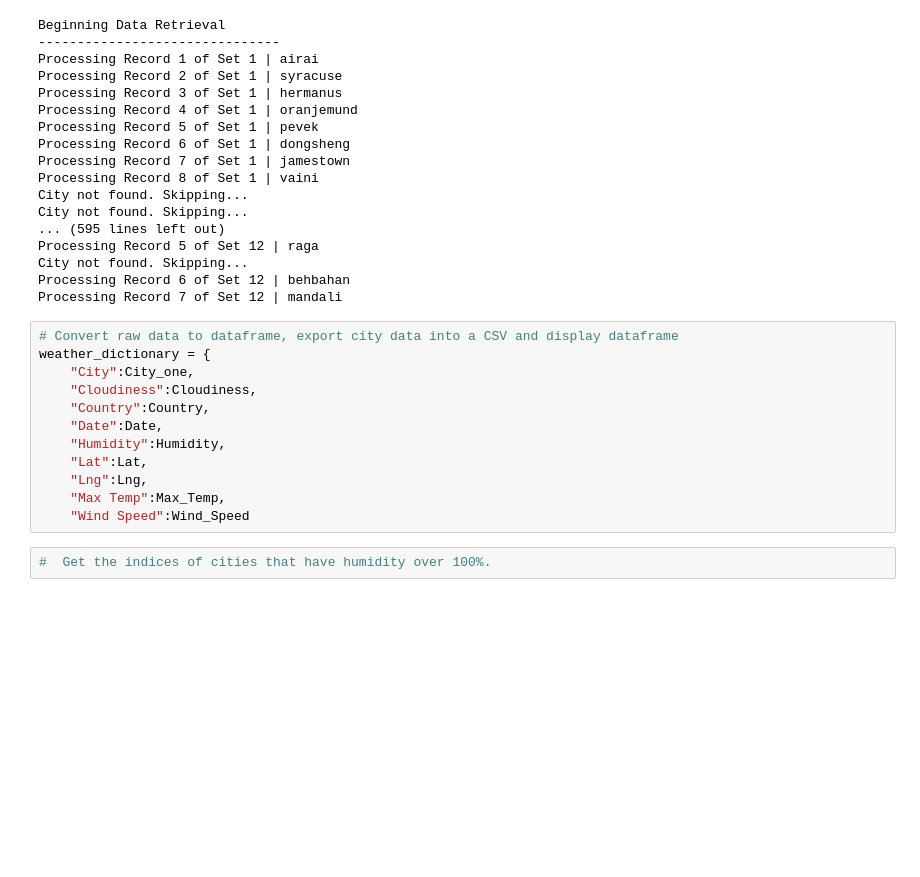
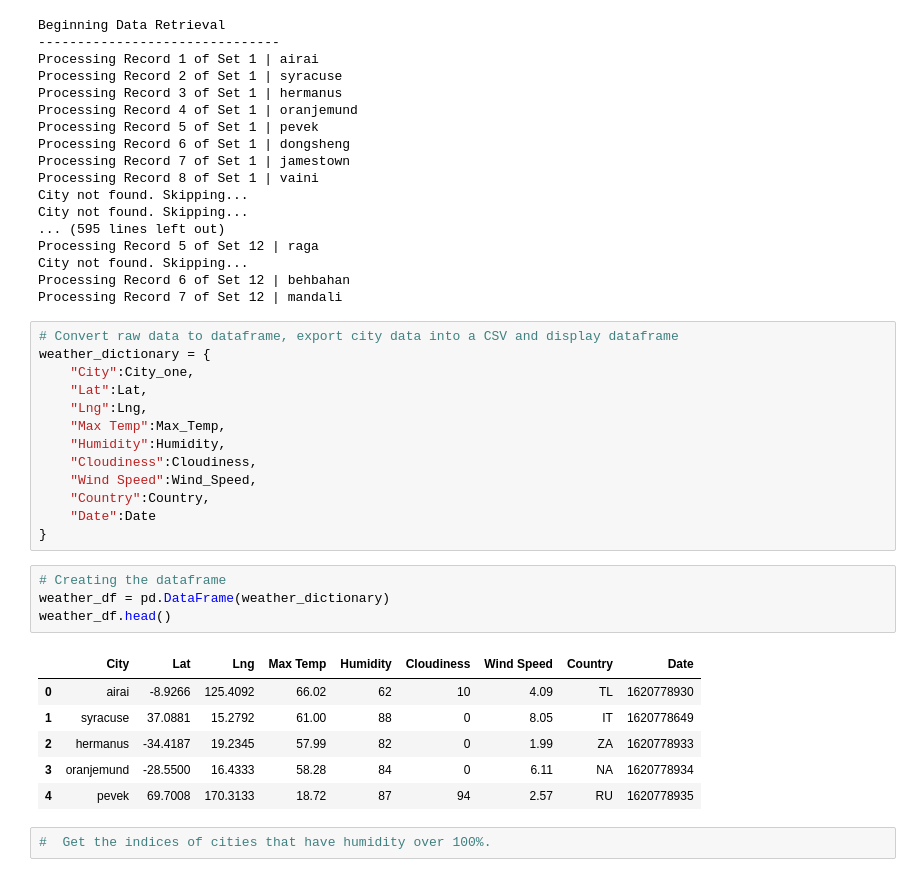
Before and after one commit to dalismo/python-api-challenge, a Jupyter notebook: WeatherPy/WeatherPy.ipynb, the cells around one changed output. Drawn from its saved outputs; the diff is of its cells as text; blank space fills up the shorter version.

```diff
--- a/WeatherPy/WeatherPy.ipynb
+++ b/WeatherPy/WeatherPy.ipynb
@@ -143,14 +143,26 @@ Processing Record 7 of Set 12 | mandali
 # Convert raw data to dataframe, export city data into a CSV and display dataframe
 weather_dictionary = {
     "City":City_one,
-    "Cloudiness":Cloudiness,
-    "Country":Country,
-    "Date":Date,
-    "Humidity":Humidity,
     "Lat":Lat,
     "Lng":Lng,
     "Max Temp":Max_Temp,
-    "Wind Speed":Wind_Speed
+    "Humidity":Humidity,
+    "Cloudiness":Cloudiness,
+    "Wind Speed":Wind_Speed,
+    "Country":Country,
+    "Date":Date
+}
+# %%
+# Creating the dataframe
+weather_df = pd.DataFrame(weather_dictionary)
+weather_df.head()
+# %% [output]
+|  | City | Lat | Lng | Max Temp | Humidity | Cloudiness | Wind Speed | Country | Date |
+| 0 | airai | -8.9266 | 125.4092 | 66.02 | 62 | 10 | 4.09 | TL | 1620778930 |
+| 1 | syracuse | 37.0881 | 15.2792 | 61.00 | 88 | 0 | 8.05 | IT | 1620778649 |
+| 2 | hermanus | -34.4187 | 19.2345 | 57.99 | 82 | 0 | 1.99 | ZA | 1620778933 |
+| 3 | oranjemund | -28.5500 | 16.4333 | 58.28 | 84 | 0 | 6.11 | NA | 1620778934 |
+| 4 | pevek | 69.7008 | 170.3133 | 18.72 | 87 | 94 | 2.57 | RU | 1620778935 |
 # %%
 #  Get the indices of cities that have humidity over 100%.
 # %%
```
